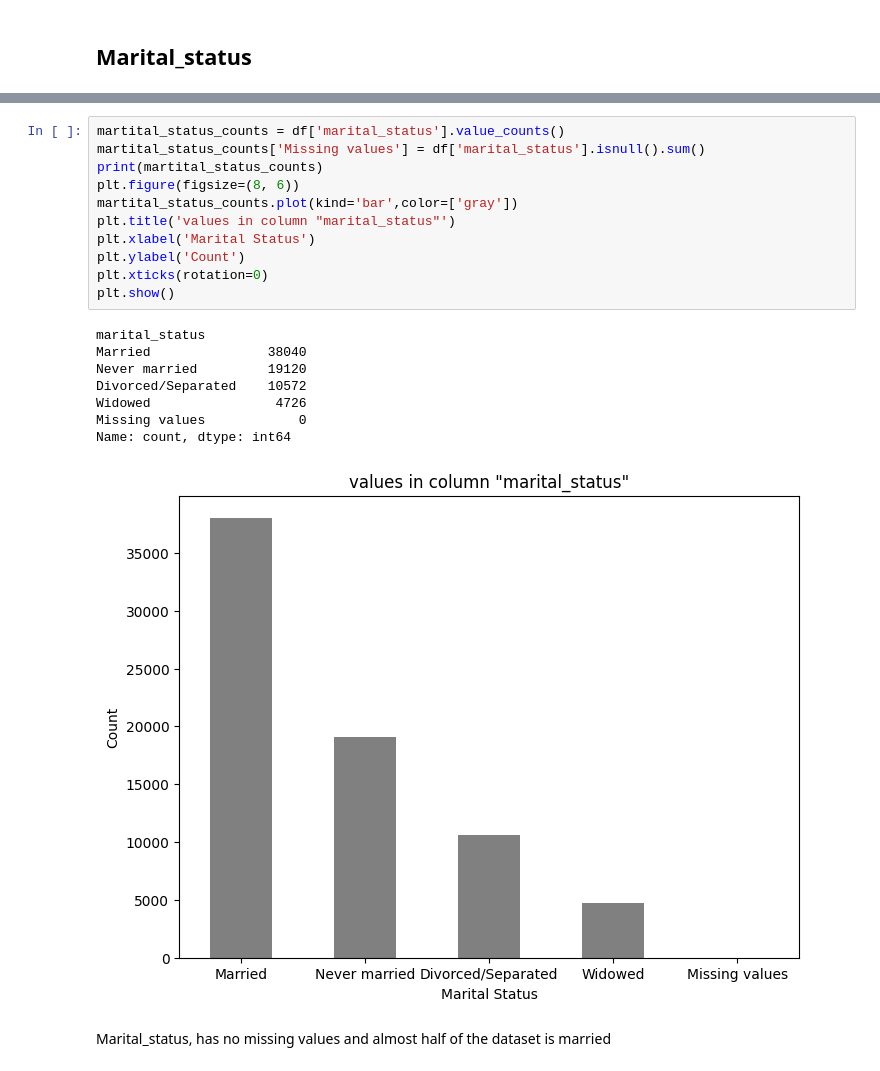
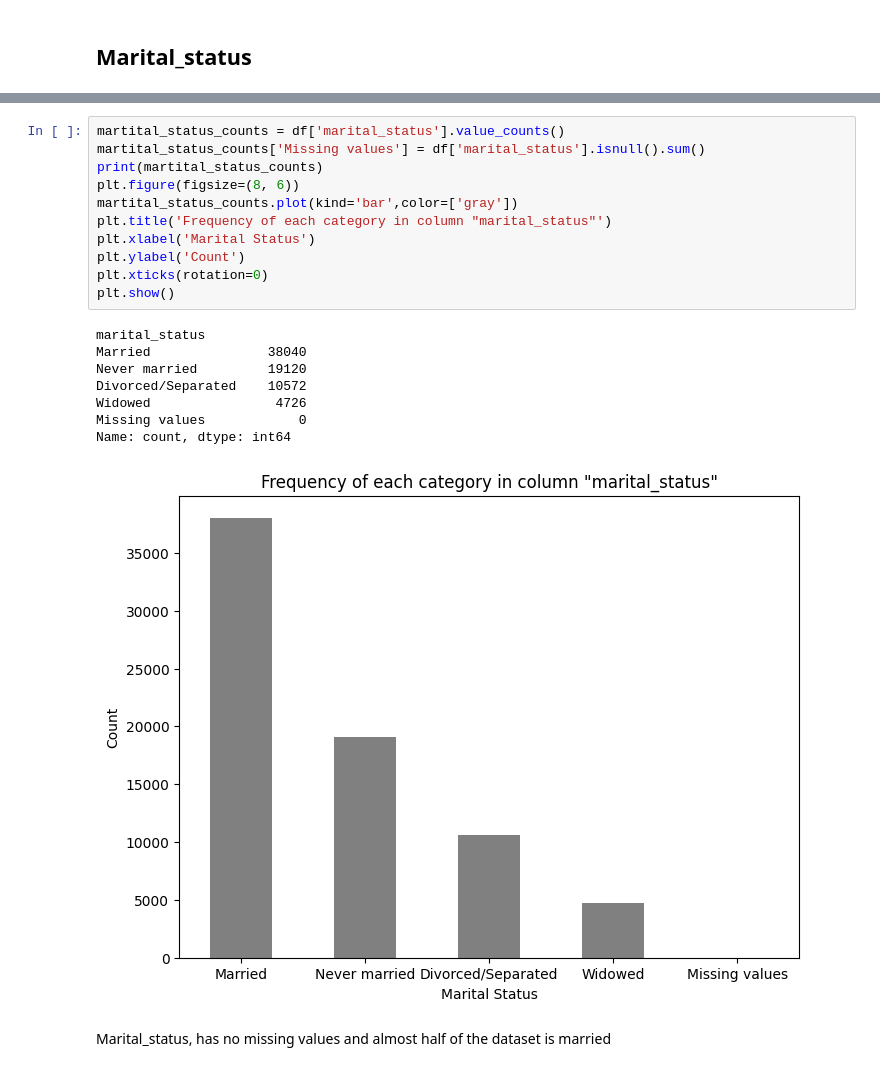
Before and after one commit to Adriano-7/feup-icd-project, a Jupyter notebook: src/1-data-visualization.ipynb, the cells around one changed output, grey strips where cells are left out. Cells and saved outputs as stored; diff of their text form.

```diff
--- a/src/1-data-visualization.ipynb
+++ b/src/1-data-visualization.ipynb
@@ -231,23 +220,23 @@ Income have a lot of outliers and his distribution is not a normal distribution
 # %%
 martital_status_counts = df['marital_status'].value_counts()
 martital_status_counts['Missing values'] = df['marital_status'].isnull().sum()
 print(martital_status_counts)
 plt.figure(figsize=(8, 6))
 martital_status_counts.plot(kind='bar',color=['gray'])
-plt.title('values in column "marital_status"')
+plt.title('Frequency of each category in column "marital_status"')
 plt.xlabel('Marital Status')
 plt.ylabel('Count')
 plt.xticks(rotation=0)
 plt.show()
 # %% [output]
 marital_status
 Married               38040
 Never married         19120
 Divorced/Separated    10572
 Widowed                4726
 Missing values            0
 Name: count, dtype: int64
-[figure, old version]
+[figure, new version]
 # %% [markdown]
 Marital_status, has no missing values and almost half of the dataset is married
 # %% [markdown]
```
Also changed, not shown: parts of 34 cells of this notebook.
